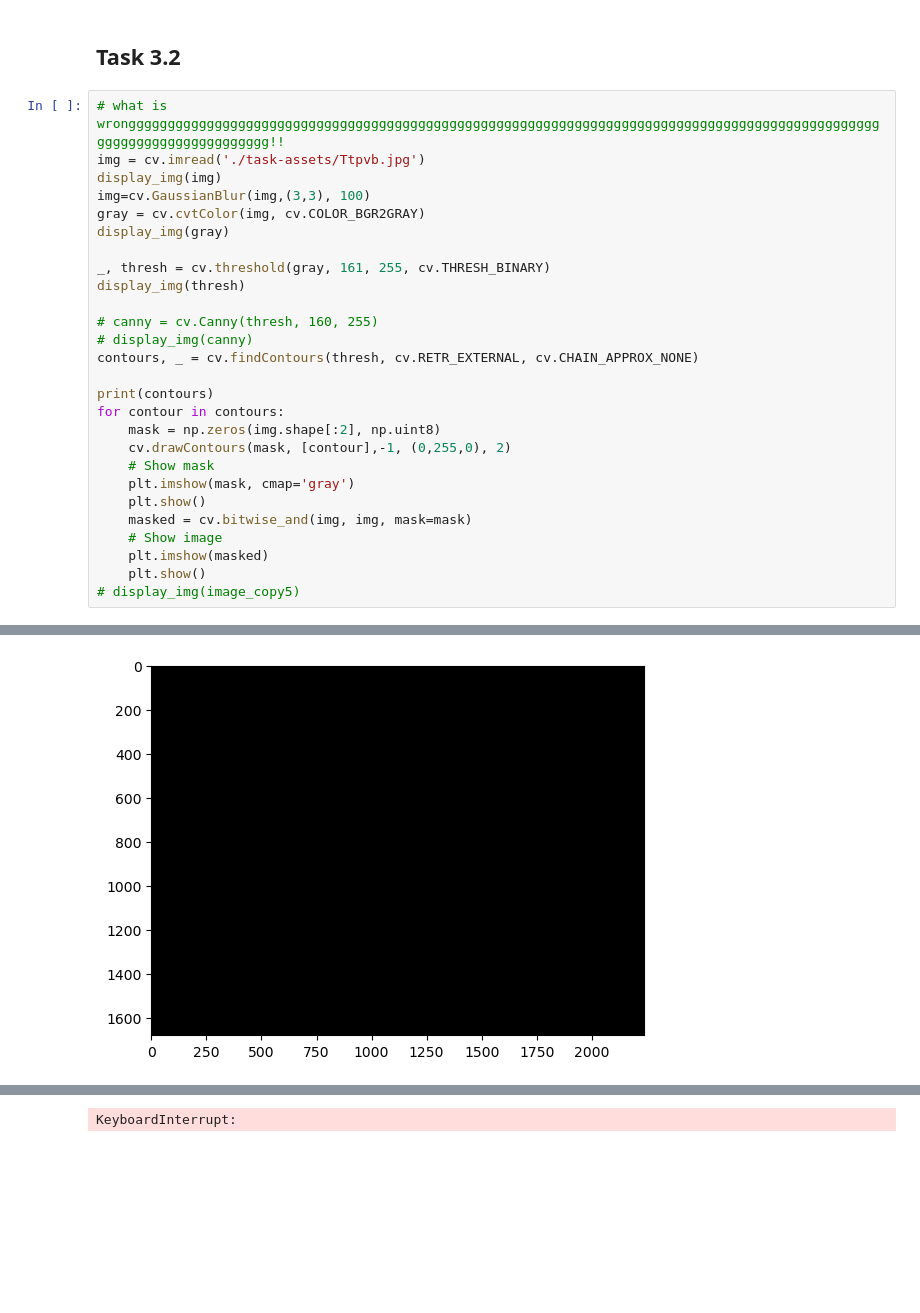
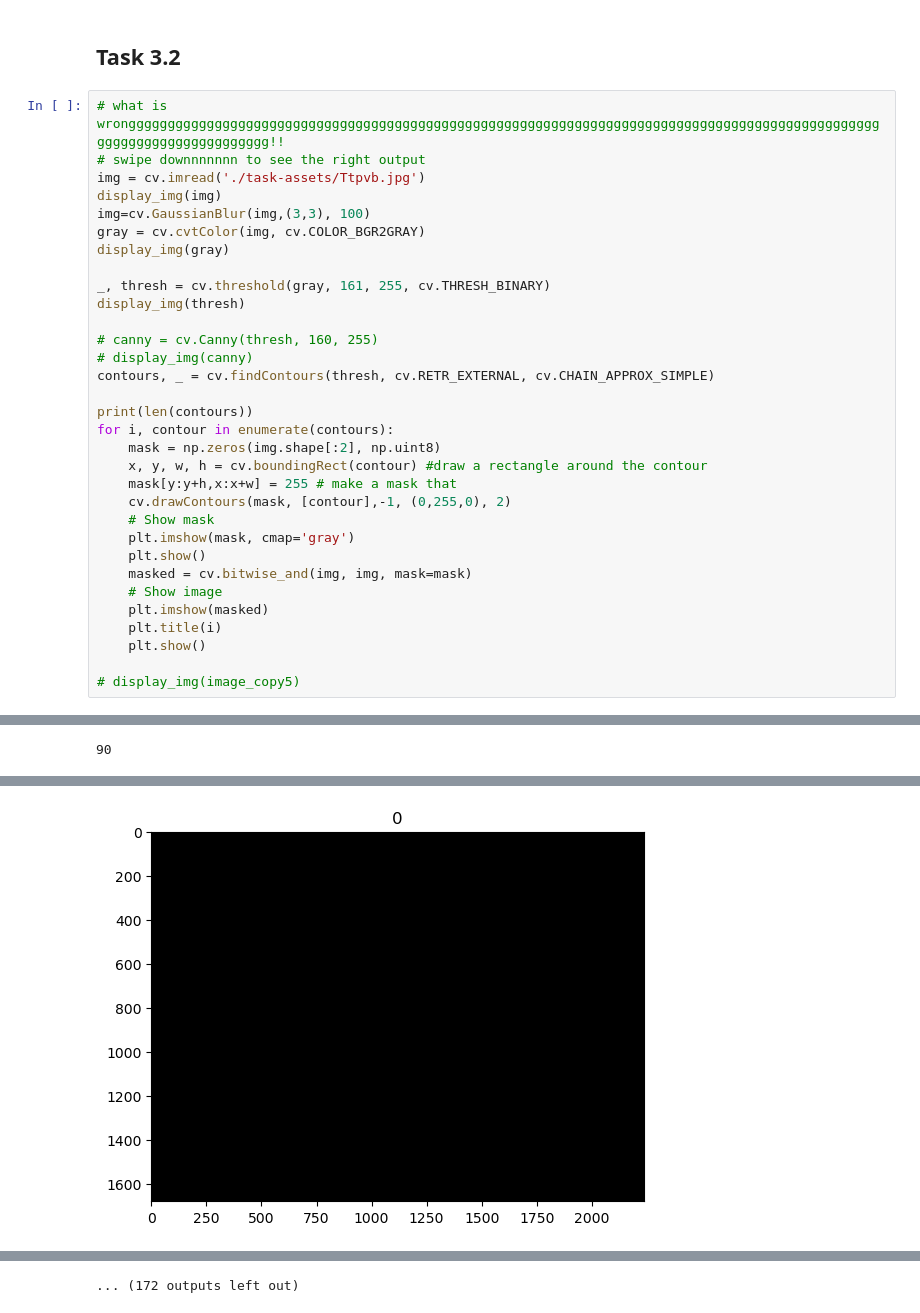
Before and after one commit to jooshelpy/Image1_task, a Jupyter notebook: task3.ipynb, the cells around one changed output, grey strips where cells are left out. Saved outputs shown, nothing was run; the diff lists cells and outputs as text; blank space fills up the shorter version.

```diff
--- a/task3.ipynb
+++ b/task3.ipynb
@@ -98,6 +98,7 @@ app.mainloop()
 ## Task 3.2
 # %%
 # what is wrongggggggggggggggggggggggggggggggggggggggggggggggggggggggggggggggggggggggggggggggggggggggggggggggggggggggggggggggggggggg!!
+# swipe downnnnnnn to see the right output
 img = cv.imread('./task-assets/Ttpvb.jpg')
 display_img(img)
 img=cv.GaussianBlur(img,(3,3), 100)
@@ -109,11 +110,13 @@ display_img(thresh)
 
 # canny = cv.Canny(thresh, 160, 255)
 # display_img(canny)
-contours, _ = cv.findContours(thresh, cv.RETR_EXTERNAL, cv.CHAIN_APPROX_NONE)
+contours, _ = cv.findContours(thresh, cv.RETR_EXTERNAL, cv.CHAIN_APPROX_SIMPLE)
 
-print(contours)
-for contour in contours:
+print(len(contours))
+for i, contour in enumerate(contours):
     mask = np.zeros(img.shape[:2], np.uint8)
+    x, y, w, h = cv.boundingRect(contour) #draw a rectangle around the contour
+    mask[y:y+h,x:x+w] = 255 # make a mask that
     cv.drawContours(mask, [contour],-1, (0,255,0), 2)
     # Show mask
     plt.imshow(mask, cmap='gray')
@@ -121,9 +124,12 @@ for contour in contours:
     masked = cv.bitwise_and(img, img, mask=mask)
     # Show image
     plt.imshow(masked)
+    plt.title(i)
     plt.show()
+
 # display_img(image_copy5)
 # %% [output]
 [figure]
 [figure]
 [figure]
+90
@@ -148,2 +137,2 @@ for contour in contours:
-[figure, old version]
+[figure, new version]
 [figure]
@@ -155 +144 @@ for contour in contours:
-KeyboardInterrupt:
+... (172 outputs left out)
```
Also changed, not shown: parts of 1 cell of this notebook.
